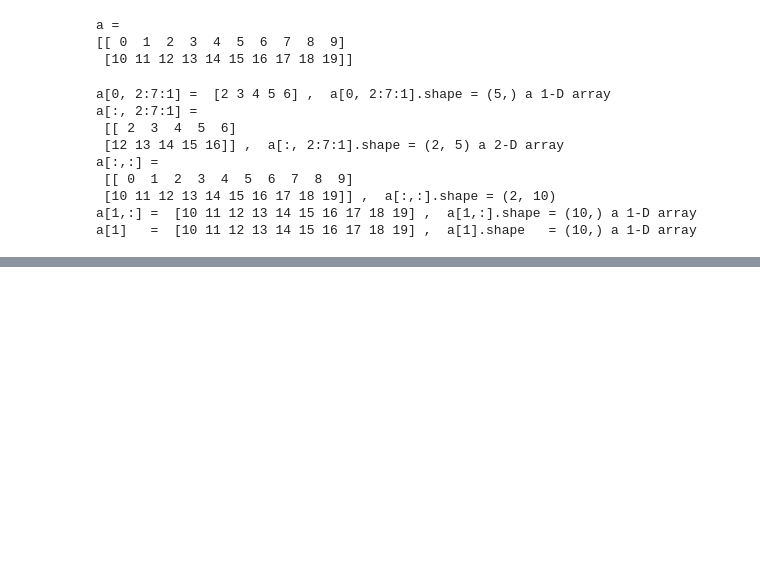
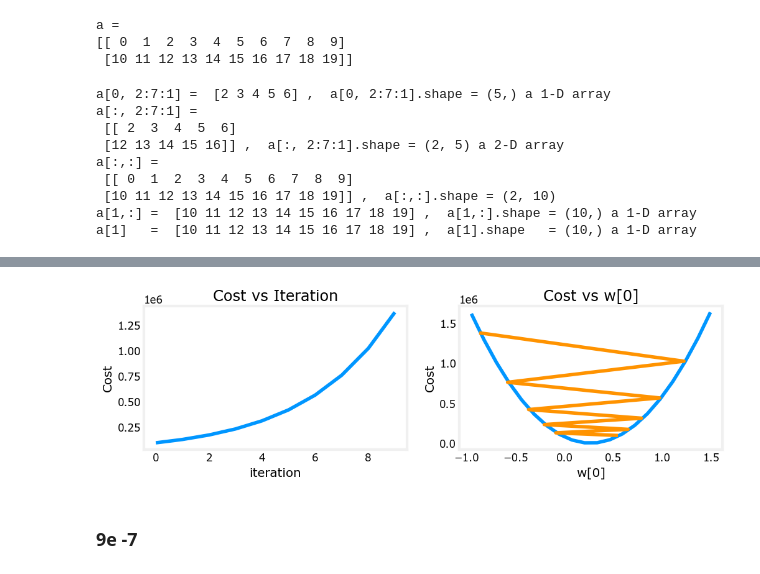
Before and after one commit to Rodmr092/ML-Intro-Andrew-NG, a Jupyter notebook: C1-Supervised ML_Regression and Classification/Week 2/W2_test_notebook.ipynb, the cells around one changed output, grey strips where cells are left out. Drawn from its saved outputs; the diff is of its cells as text; code cells hidden in the pictures; blank space fills up the shorter version.

```diff
--- a/C1-Supervised ML_Regression and Classification/Week 2/W2_test_notebook.ipynb
+++ b/C1-Supervised ML_Regression and Classification/Week 2/W2_test_notebook.ipynb
@@ -328,0 +506,2 @@ a[1]   =  [10 11 12 13 14 15 16 17 18 19] ,  a[1].shape   = (10,) a 1-D array
+# %%
+_, _, hist = run_gradient_descent(X_train, y_train, 10, alpha = 9.9e-7)
@@ -328,0 +522,6 @@ a[1]   =  [10 11 12 13 14 15 16 17 18 19] ,  a[1].shape   = (10,) a 1-D array
+# %%
+plot_cost_i_w(X_train, y_train, hist)
+# %% [output]
+[figure, added]
+# %% [markdown]
+### 9e -7
```
Also changed, not shown: parts of 47 cells of this notebook, 1 other file.
